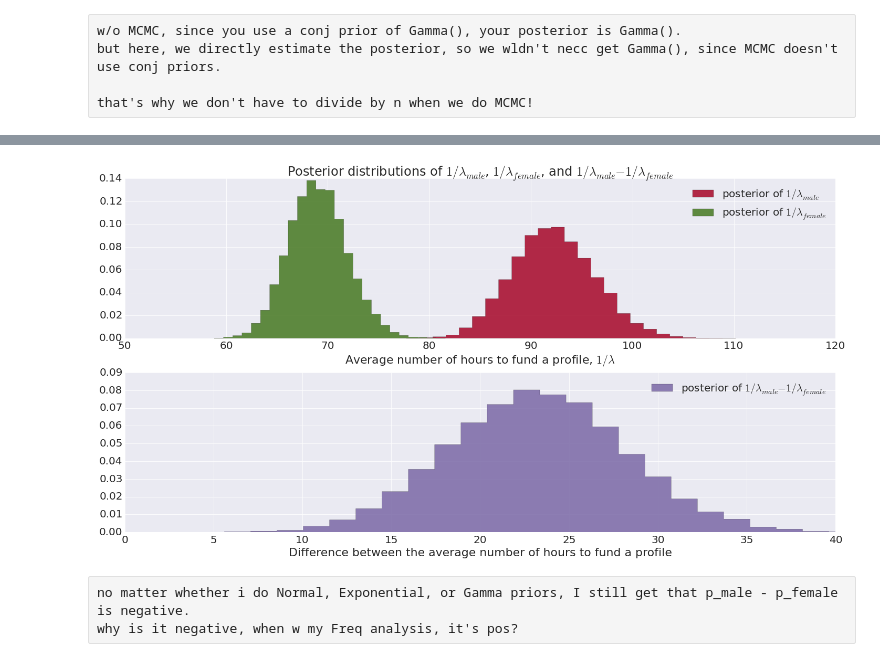
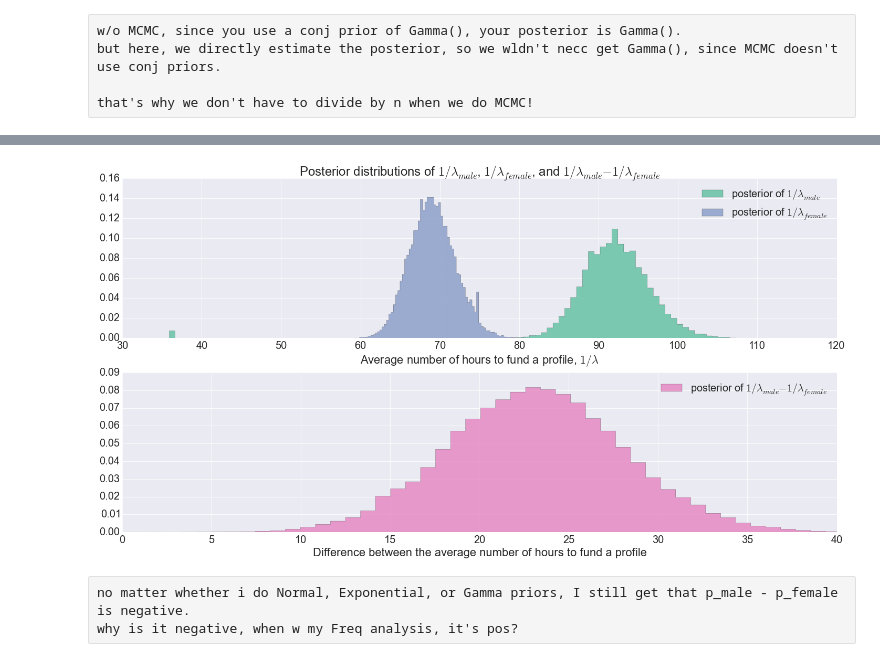
Before and after one commit to alifar76/stats-tests, a Jupyter notebook: bayesian.ipynb, the cells around one changed output, grey strips where cells are left out. Cells and saved outputs as stored; diff of their text form; code cells hidden in the pictures.

```diff
--- a/bayesian.ipynb
+++ b/bayesian.ipynb
@@ -376,27 +448,27 @@ delta_samples = mcmc.trace("delta")[:]
 # %%
 with sns.plotting_context("paper", font_scale=2.5):
     plt.figure(figsize=(20,10))
     ax = plt.subplot(211)
 
-    plt.hist(p_male_samples, histtype='stepfilled', bins=25, alpha=0.85,
-             label="posterior of $1/\lambda_{male}$", color="#A60628", normed=True)
+    plt.hist(p_male_samples, histtype='stepfilled', bins=100, alpha=0.85,
+             label="posterior of $1/\lambda_{male}$", color=sns.color_palette()[0], normed=True)
     plt.legend(loc="upper right")
     plt.title("Posterior distributions of $1/\lambda_{male}$, $1/\lambda_{female}$, and $1/\lambda_{male} - 1/\lambda_{female}$")
 
-    plt.hist(p_female_samples, histtype='stepfilled', bins=25, alpha=0.85,
-             label="posterior of $1/\lambda_{female}$", color="#467821", normed=True)
+    plt.hist(p_female_samples, histtype='stepfilled', bins=100, alpha=0.85,
+             label="posterior of $1/\lambda_{female}$", color=sns.color_palette()[2], normed=True)
     plt.legend(loc="upper right")
     plt.xlabel('Average number of hours to fund a profile, $1/\lambda$')
     plt.tight_layout()
 
     ax = plt.subplot(212)
     plt.xlim(0, 40)
-    plt.hist(delta_samples, histtype='stepfilled', bins=25, alpha=0.85,
-             label="posterior of $1/\lambda_{male} - 1/\lambda_{female}$", color="#7A68A6", normed=True)
+    plt.hist(delta_samples, histtype='stepfilled', bins=100, alpha=0.85,
+             label="posterior of $1/\lambda_{male} - 1/\lambda_{female}$", color=sns.color_palette()[3], normed=True)
     plt.legend(loc="upper right")
     plt.xlabel('Difference between the average number of hours to fund a profile')
 # %% [output]
-[figure, old version]
+[figure, new version]
 # %% [raw]
 no matter whether i do Normal, Exponential, or Gamma priors, I still get that p_male - p_female is negative.
 why is it negative, when w my Freq analysis, it's pos?
```
Also changed, not shown: parts of 54 cells of this notebook, 8 other files.
